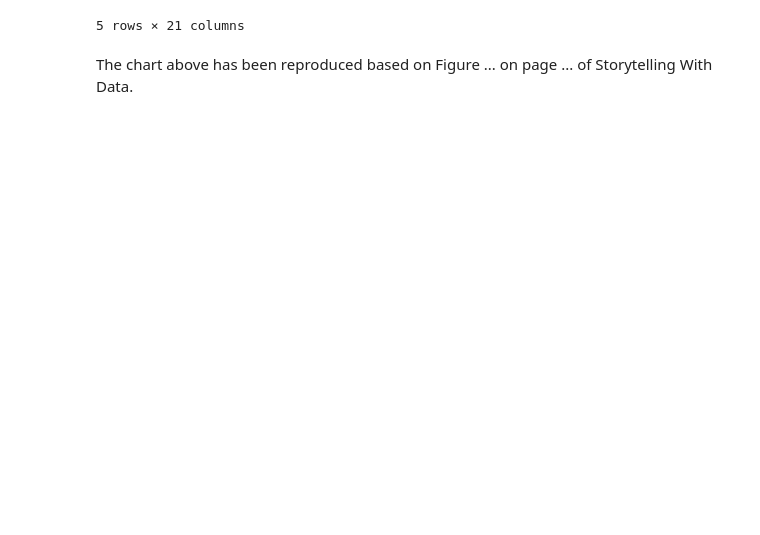
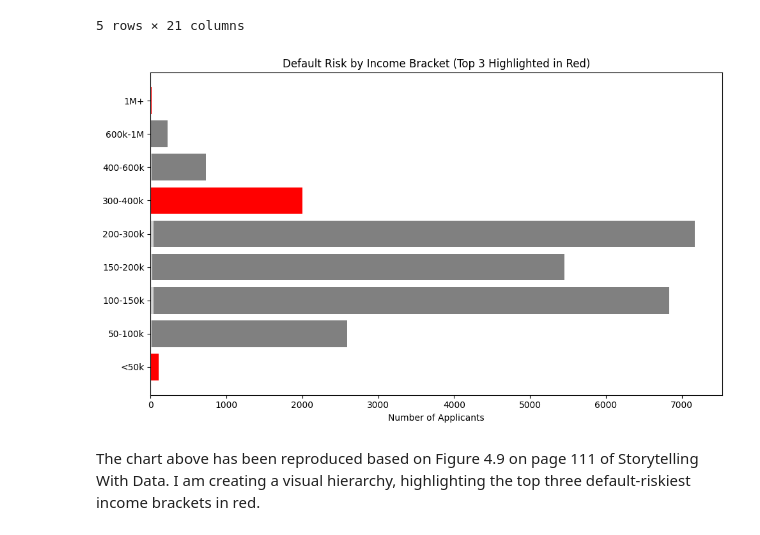
Before and after one commit to makenna-e/bu-cds-dx699s-summer-2025-assignments, a Jupyter notebook: OMDS-ModB2-Week7-Ehrlich-Makenna.ipynb, the cells around one changed output. Saved outputs shown, nothing was run; the diff lists cells and outputs as text; code cells hidden in the pictures; blank space fills up the shorter version.

```diff
--- a/OMDS-ModB2-Week7-Ehrlich-Makenna.ipynb
+++ b/OMDS-ModB2-Week7-Ehrlich-Makenna.ipynb
@@ -76,2 +76,53 @@ df = ...
+# %%
+# Define income bins and labels
+bins = [0, 50000, 100000, 150000, 200000, 300000, 400000, 600000, 1000000, float('inf')]
+labels = ['<50k', '50-100k', '100-150k', '150-200k', '200-300k',
+          '300-400k', '400-600k', '600k-1M', '1M+']
+
+# Bin the income values
+df_application['income_bin'] = pd.cut(df_application['Total_Income'], bins=bins, labels=labels)
+
+# Group by income bin
+grouped = df_application.groupby('income_bin').agg(
+    total=('Applicant_ID', 'count'),
+    defaults=('Status', 'sum')  # Assuming 1 = default
+).reset_index()
+
+# Calculate non-defaults and default rate
+grouped['nondefaults'] = grouped['total'] - grouped['defaults']
+grouped['def_rate'] = grouped['defaults'] / grouped['total']
+
+# Identify top 3 bins with highest default rate
+top_3_bins = grouped.sort_values('def_rate', ascending=False).head(3)['income_bin'].tolist()
+
+# Reorder income bins from low to high
+grouped['income_bin'] = pd.Categorical(grouped['income_bin'], categories=labels, ordered=True)
+grouped = grouped.sort_values('income_bin')
+
+# Assign bar colors: red for top 3 riskiest bins, gray otherwise
+bar_colors = ['red' if bin in top_3_bins else 'gray' for bin in grouped['income_bin']]
+
+# Set y positions for horizontal bar chart
+y_pos = np.arange(len(grouped))
+
+# Create the plot
+fig, ax = plt.subplots(figsize=(10, 6))
+
+# Plot non-defaults (always light gray)
+ax.barh(y_pos, grouped['nondefaults'], color='lightgray')
+
+# Plot defaults with conditional coloring
+ax.barh(y_pos, grouped['defaults'], left=grouped['nondefaults'], color=bar_colors)
+
+# Add y-axis labels and title
+ax.set_yticks(y_pos)
+ax.set_yticklabels(grouped['income_bin'])
+ax.set_xlabel('Number of Applicants')
+ax.set_title('Default Risk by Income Bracket (Top 3 Highlighted in Red)')
+
+plt.tight_layout()
+plt.show()
+# %% [output]
+[figure, added]
 # %% [markdown]
-The chart above has been reproduced based on Figure ... on page ... of Storytelling With Data.
+The chart above has been reproduced based on Figure 4.9 on page 111 of Storytelling With Data. I am creating a visual hierarchy, highlighting the top three default-riskiest income brackets in red.
```
Also changed, not shown: parts of 2 cells of this notebook.
